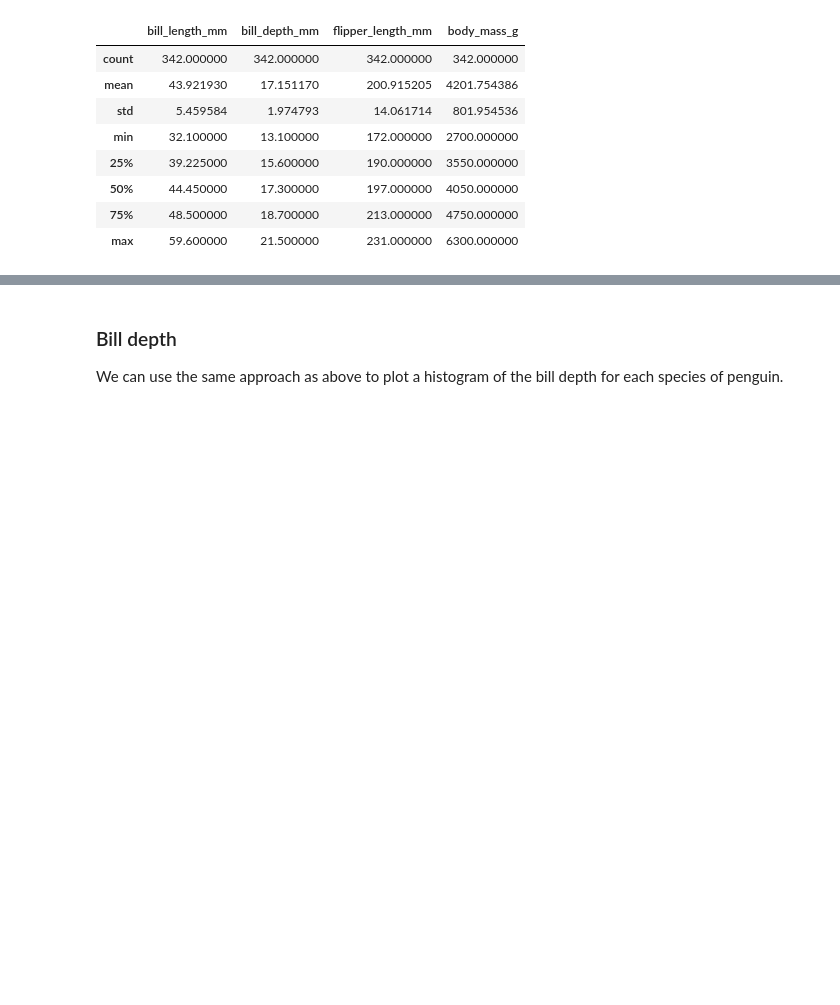
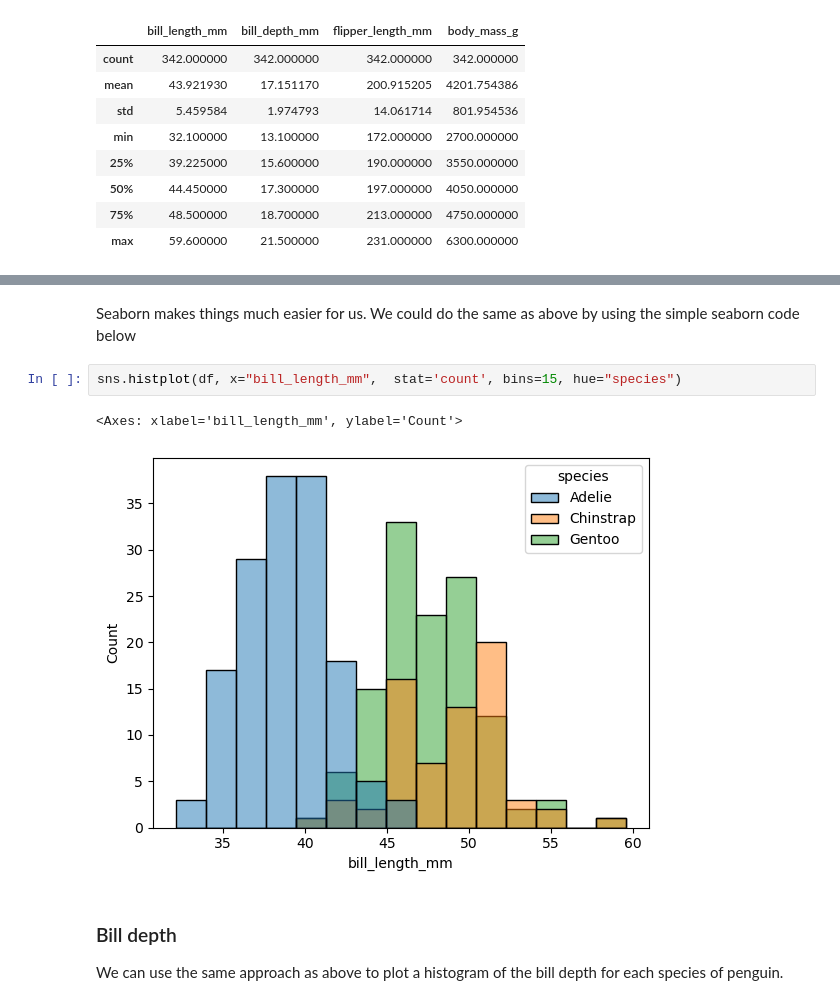
Before and after one commit to MikeCurleyCoosan/myproject, a Jupyter notebook: penguins.ipynb, the cells around one changed output, grey strips where cells are left out. Drawn from its saved outputs; the diff is of its cells as text; blank space fills up the shorter version.

```diff
--- a/penguins.ipynb
+++ b/penguins.ipynb
@@ -142,3 +142,10 @@ plt.show() #Show the plot.
+# %% [markdown]
+Seaborn makes things much easier for us. We could do the same as above by using the simple seaborn code below
+# %%
+sns.histplot(df, x="bill_length_mm",  stat='count', bins=15, hue="species")
+# %% [output]
+<Axes: xlabel='bill_length_mm', ylabel='Count'>
+[figure, added]
 # %% [markdown]
 ### Bill depth
 
```
Also changed, not shown: parts of 8 cells of this notebook.
